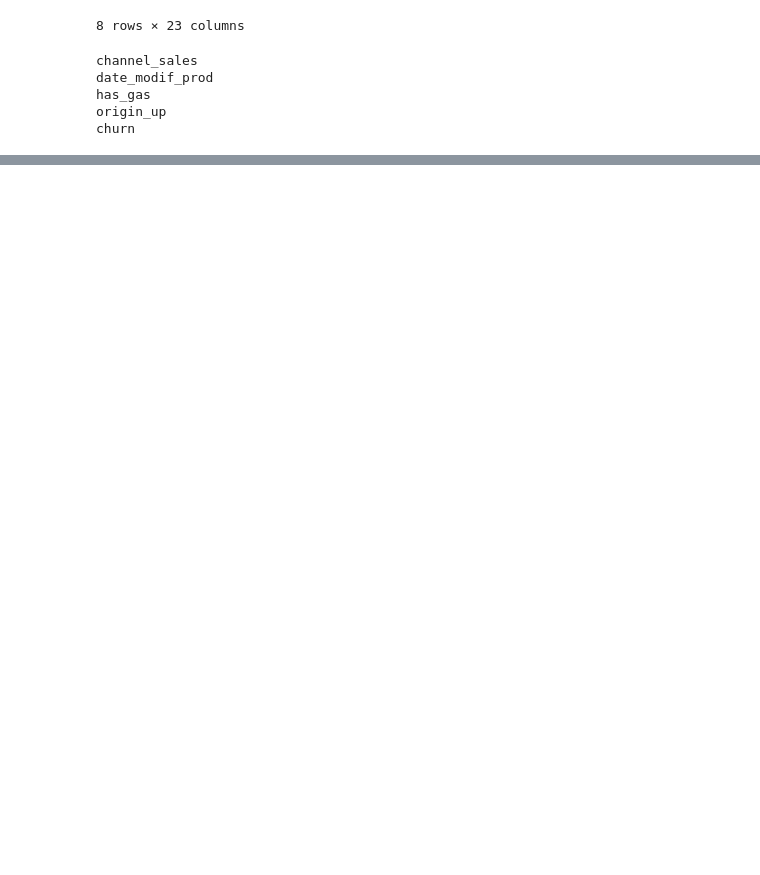
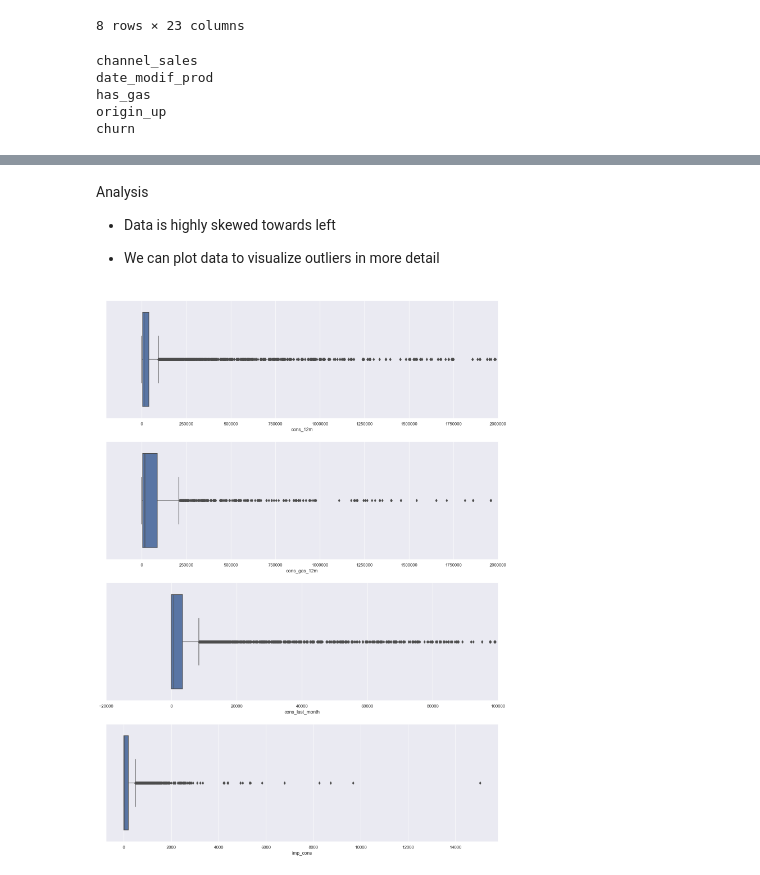
Before and after one commit to sakshi-nischal/BCG-X-Data-Science, a Jupyter notebook: Task 2/Task 2 - eda_starter.ipynb, the cells around one changed output, grey strips where cells are left out. Cells and saved outputs as stored; diff of their text form; code cells hidden in the pictures; blank space fills up the shorter version.

```diff
--- a/Task 2/Task 2 - eda_starter.ipynb
+++ b/Task 2/Task 2 - eda_starter.ipynb
@@ -396,0 +432,34 @@ for feature in categorical_data:
+# %% [markdown]
+Analysis
+
+- Data is highly skewed towards left
+
+- We can plot data to visualize outliers in more detail
+# %%
+import matplotlib.pyplot as plt
+import seaborn as sns
+import matplotlib.ticker as ticker
+
+# Create subplots
+fig, axs = plt.subplots(nrows=4, figsize=(18, 25))
+
+# Plot horizontal boxplots
+sns.boxplot(x=consumption["cons_12m"], ax=axs[0], orient='h')
+sns.boxplot(x=consumption[consumption["has_gas"] == 1]["cons_gas_12m"], ax=axs[1], orient='h')
+sns.boxplot(x=consumption["cons_last_month"], ax=axs[2], orient='h')
+sns.boxplot(x=consumption["imp_cons"], ax=axs[3], orient='h')
+
+# Remove scientific notation
+for ax in axs:
+    ax.xaxis.set_major_formatter(ticker.ScalarFormatter())
+    ax.ticklabel_format(style='plain', axis='x')
+
+# Set x-axis limits
+axs[0].set_xlim(-200000, 2000000)
+axs[1].set_xlim(-200000, 2000000)
+axs[2].set_xlim(-20000, 100000)
+
+# Show plot
+plt.show()
+# %% [output]
+[figure, added]
```
Also changed, not shown: parts of 7 cells of this notebook, 1 other file.
